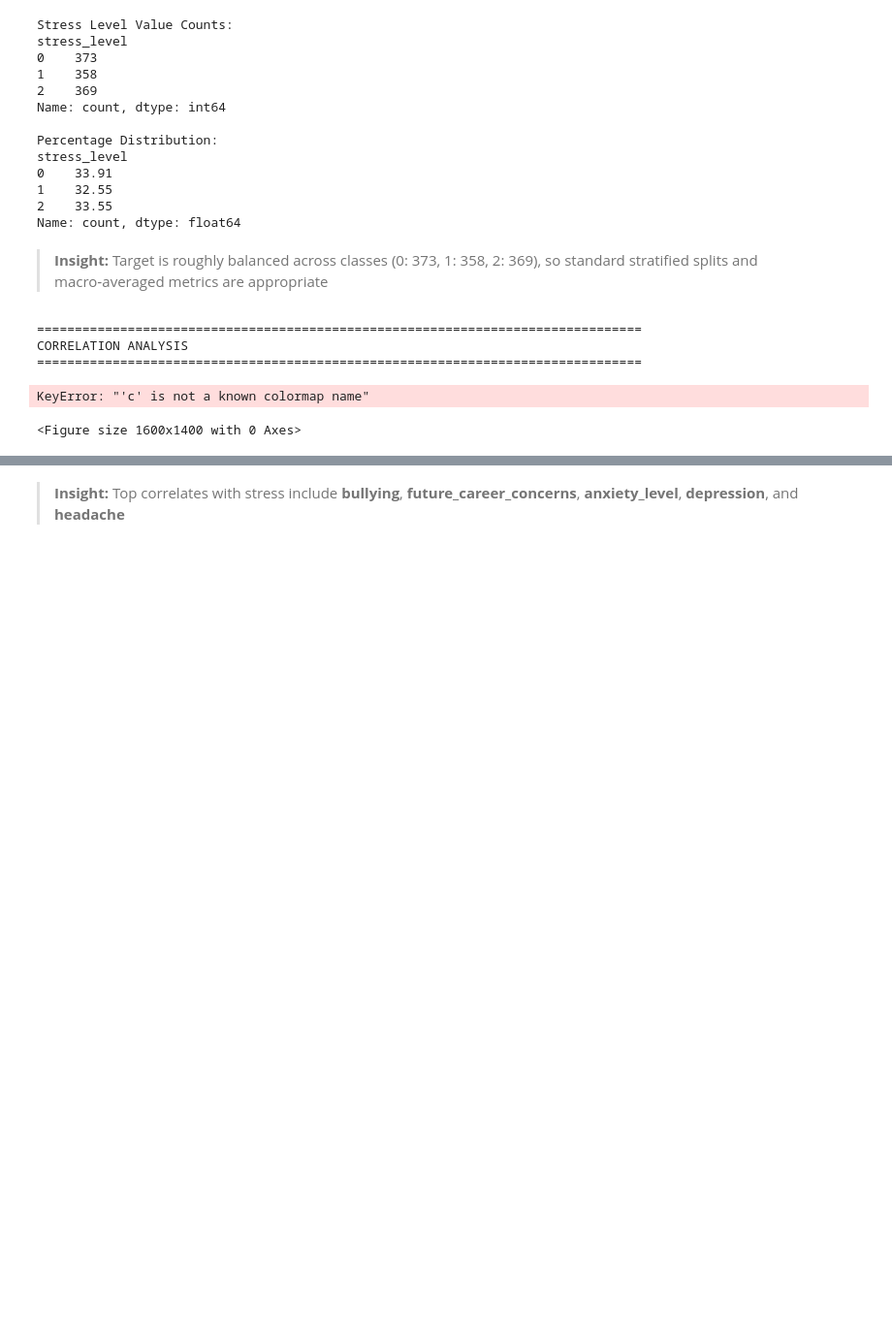
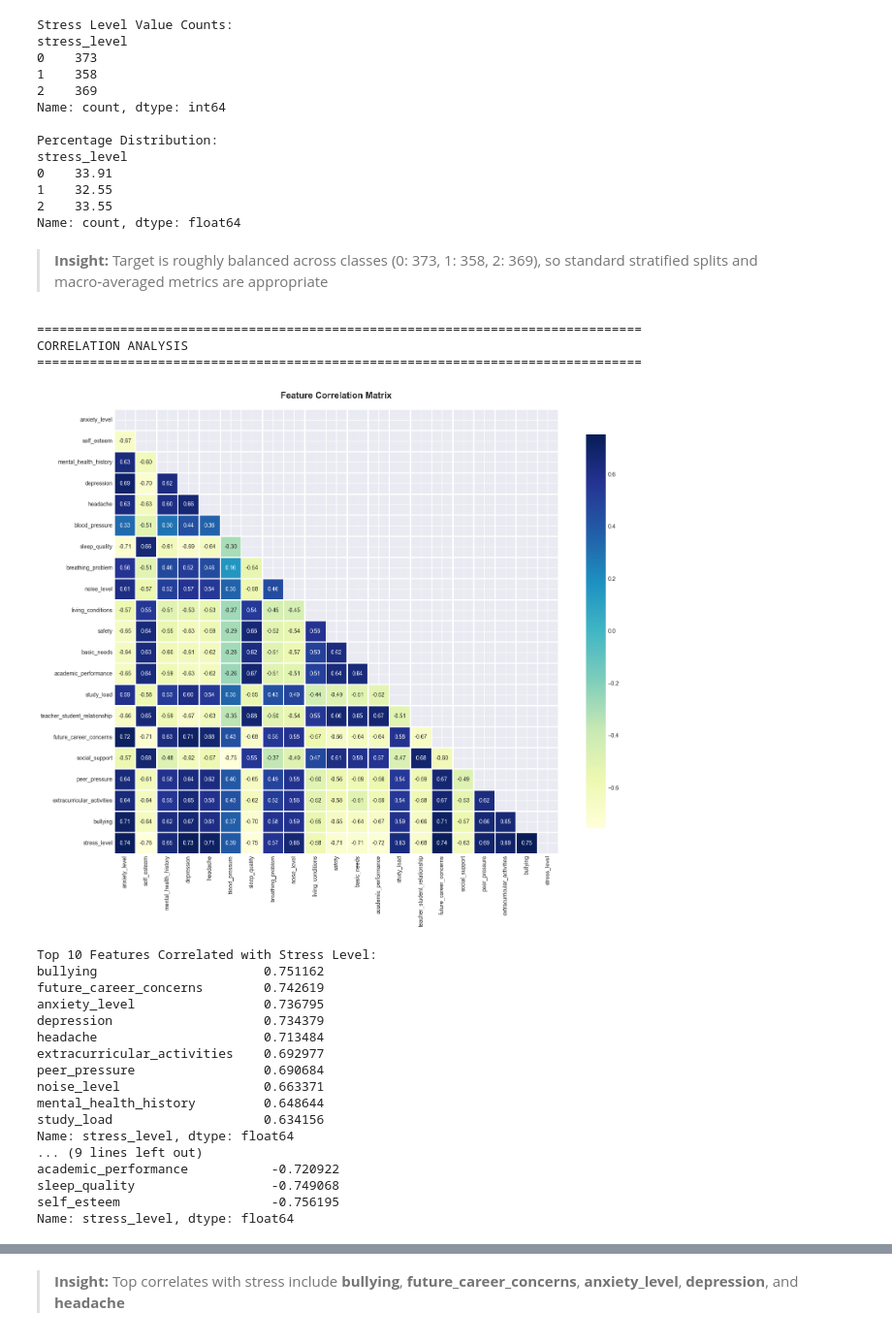
Before and after one commit to luispabloaiello-da/final_project, a Jupyter notebook: notebooks/_main_dataset_analysis.ipynb, the cells around one changed output, grey strips where cells are left out. Shown at 97% size. Drawn from its saved outputs; the diff is of its cells as text; code cells hidden in the pictures; blank space fills up the shorter version.

```diff
--- a/notebooks/_main_dataset_analysis.ipynb
+++ b/notebooks/_main_dataset_analysis.ipynb
@@ -295,33 +295,49 @@ plt.figure(figsize=(16, 14))
 mask = np.triu(np.ones_like(correlation_matrix, dtype=bool))
 # Use a blue-green colormap
 sns.heatmap(correlation_matrix, mask=mask, annot=True, fmt='.2f',
-            cmap='c', center=0, square=True, linewidths=1,
+            cmap='YlGnBu', center=0, square=True, linewidths=1,
             cbar_kws={"shrink": .8})
 plt.title('Feature Correlation Matrix', fontsize=16, fontweight='bold', pad=20)
 plt.tight_layout()
 plt.savefig(config['output_data']['fig3'], dpi=300, bbox_inches='tight')    # savefig('correlation_matrix.png')
 plt.show()
 
 # Top correlations with stress_level
 stress_correlations = correlation_matrix['stress_level'].drop('stress_level').sort_values(ascending=False)
 print("\nTop 10 Features Correlated with Stress Level:")
 print(stress_correlations.head(10))
 print("\nBottom 10 Features Correlated with Stress Level:")
 print(stress_correlations.tail(10))
 
 # Visualize correlations with stress_level
 plt.figure(figsize=(10, 8))
 colors = ['darkgreen' if x > 0 else 'darkorange' for x in stress_correlations]
 stress_correlations.plot(kind='barh', color=colors)
 plt.xlabel('Correlation with Stress Level', fontsize=12)
 plt.title('Feature Correlations with Stress Level', fontsize=14, fontweight='bold')
 plt.axvline(x=0, color='black', linestyle='-', linewidth=0.5)
 plt.tight_layout()
 plt.savefig(config['output_data']['fig4'], dpi=300, bbox_inches='tight')    # savefig('stress_correlations.png')
 plt.show()
 # %% [output]
 ================================================================================
 CORRELATION ANALYSIS
 ================================================================================
+[figure, added]
-KeyError: "'c' is not a known colormap name"
+Top 10 Features Correlated with Stress Level:
+bullying                      0.751162
+future_career_concerns        0.742619
+anxiety_level                 0.736795
+depression                    0.734379
+headache                      0.713484
+extracurricular_activities    0.692977
+peer_pressure                 0.690684
+noise_level                   0.663371
+mental_health_history         0.648644
+study_load                    0.634156
+Name: stress_level, dtype: float64
+... (9 lines left out)
+academic_performance           -0.720922
+sleep_quality                  -0.749068
+self_esteem                    -0.756195
+Name: stress_level, dtype: float64
-<Figure size 1600x1400 with 0 Axes>
```
Also changed, not shown: parts of 4 cells of this notebook, 8 other files.
